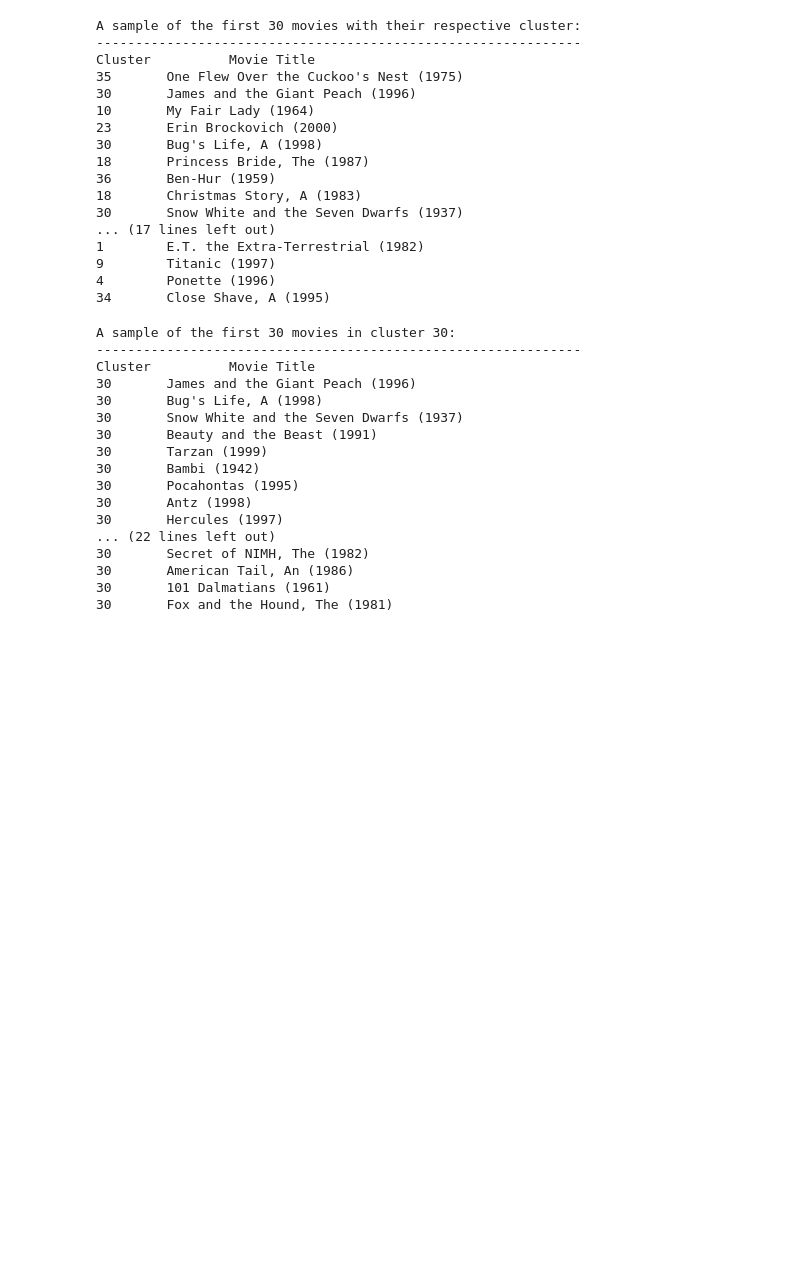
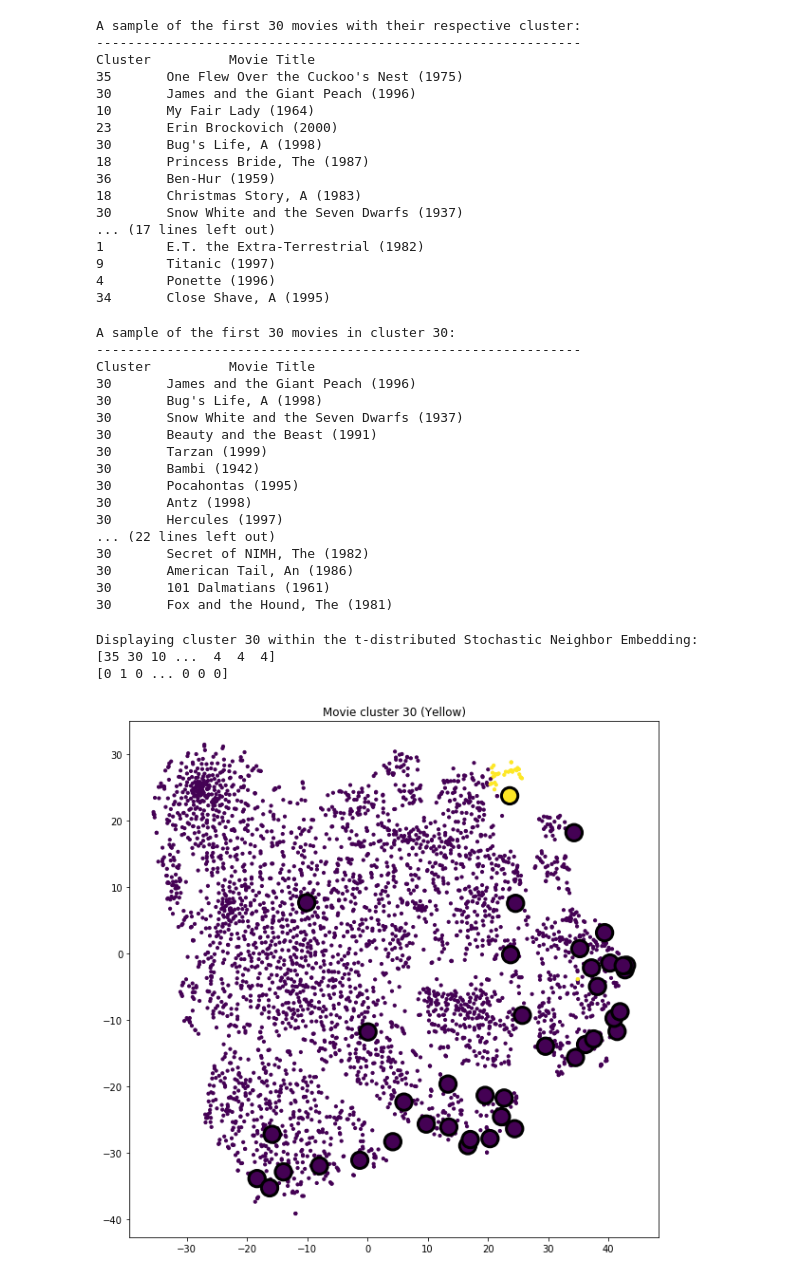
Before and after one commit to jspngler/comp-7118-project, a Jupyter notebook: movieRecommendationReport.ipynb, the cells around one changed output. Saved outputs shown, nothing was run; the diff lists cells and outputs as text; code cells hidden in the pictures; blank space fills up the shorter version.

```diff
--- a/movieRecommendationReport.ipynb
+++ b/movieRecommendationReport.ipynb
@@ -357,10 +396,23 @@ Cluster          Movie Title
 # %%
 print('Displaying cluster 30 within the t-distributed Stochastic Neighbor Embedding:')
 plt.figure(figsize=(10, 10))
 plt.subplot(111)
-clusterThirty=[0]
-plt.scatter(x_TSNE[:,0], x_TSNE[:,1],  c=clustering,s=50,cmap=plt.cm.hsv)
-plt.scatter(centers[:,0],centers[:,1], c=c,s=300,cmap=plt.cm.hsv,edgecolors='k',linewidths=3)
+clusterThirty=np.array([0]*len(clustering))
+print(clustering)
+c=[0]*40
+for i in range(0,len(clustering)):
+    if clustering[i]==30:
+        clusterThirty[i]=1#clustering[i]
+        c[30]=1#30
 
-plt.title("Movie clusters")
+print(clusterThirty)
+plt.scatter(x_TSNE[:,0], x_TSNE[:,1],  c=clusterThirty,s=10)
+plt.scatter(centers[:,0],centers[:,1], c=c,s=300,edgecolors='k',linewidths=3)
+
+plt.title("Movie cluster 30 (Yellow)")
 plt.show()
+# %% [output]
+Displaying cluster 30 within the t-distributed Stochastic Neighbor Embedding:
+[35 30 10 ...  4  4  4]
+[0 1 0 ... 0 0 0]
+[figure, added]
```
Also changed, not shown: parts of 3 cells of this notebook.
